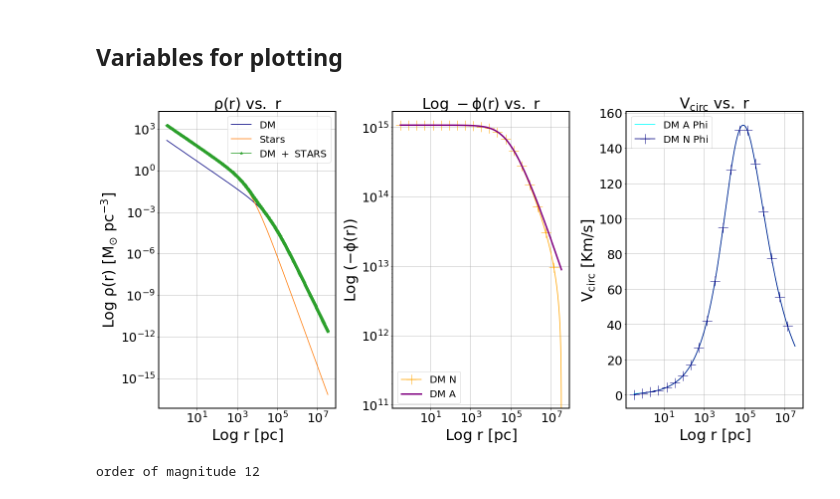
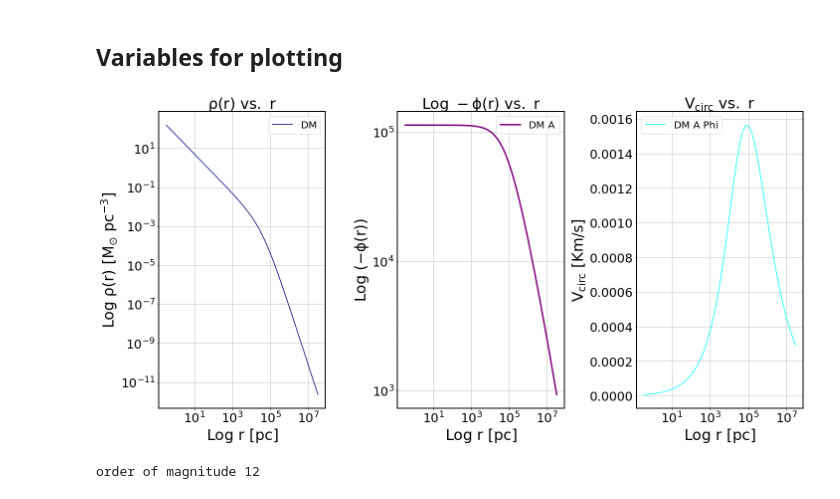
Before and after one commit to bueno646/2020_TDEs, a Jupyter notebook: Potential-Density Pairs.ipynb, the cells around one changed output. Cells and saved outputs as stored; diff of their text form; code cells hidden in the pictures.

```diff
--- a/Potential-Density Pairs.ipynb
+++ b/Potential-Density Pairs.ipynb
@@ -18,6 +18,7 @@ rcParams['axes.linewidth'] = 2
 # Constants
 # %%
 G_cgs     = 6.67e-8 # grav constant cgs
+G_solar_mass = 4.48e-3
 k_boltz_cgs   = 1.380649e-16
 solar_mass_cgs = 2e33 #grams
 cgs_rho_to_solar_pc_rho = 1.48e22 # MULTIPLY cgs density by this to get solar mass pc^-3
@@ -911,7 +933,7 @@ plt.tight_layout()
 ## Inputs
 # %%
 # radius dist
-inputs_RC = (np.logspace(18,26,1000)) # m
+inputs_RC = (np.logspace(18,26,100)) # m
 
 #DM Halo
 _p0_DM = 8.54e-26 # g cm^-3
@@ -937,14 +959,14 @@ TOT_rho_dist = DM_rho_dist_NFW + STARS_rho_dist_HERN
 _Grav_constant_cgs = 6.67e-8 # cgs
 
 # DM
-phi_of_r_analytic_DM = NFW_potential(_r=inputs_RC,_p0=_p0_DM,_a=_a_DM,_Grav_constant=_Grav_constant_cgs)
+phi_of_r_analytic_DM = NFW_potential(_r=inputs_RC*cm_to_pc,_p0=_p0_DM*cgs_rho_to_solar_pc_rho,_a=_a_DM*cm_to_pc,_Grav_constant=G_solar_mass)
 
 # STARS
 phi_of_r_analytic_STARS = HERN_potential(_r=inputs_RC,_p0=_p0_STARS,_a=_a_STARS,_Grav_constant=_Grav_constant_cgs)
 
 #PHI of R Numerical
 #DM
-_phi_of_r_x_vals_DM, phi_of_r_numerical_DM = phi_solver_of_rho(_r=inputs_RC, _analytic_rho=DM_rho_dist_NFW,
+_phi_of_r_x_vals_DM, phi_of_r_numerical_DM = phi_solver_of_rho(_r=inputs_RC*cm_to_pc, _analytic_rho=DM_rho_dist_NFW,
                                                                  _analytic_phi=phi_of_r_analytic_DM,
                                                                  _int_function=trap_function, _Grav_const=_Grav_constant_cgs, _normalize=True)
 # STARS
@@ -1011,8 +1033,8 @@ plt.grid(True)
 # ploting
 
 plt.plot(inputs_RC*cm_to_pc, DM_rho_dist_NFW*cgs_rho_to_solar_pc_rho,'Navy',label=r'$\mathrm{DM}$')
-plt.plot(inputs_RC*cm_to_pc, STARS_rho_dist_HERN*cgs_rho_to_solar_pc_rho, 'tab:orange',label=r'$\mathrm{Stars}$')
-plt.plot(inputs_RC*cm_to_pc, TOT_rho_dist*cgs_rho_to_solar_pc_rho, 'tab:green',marker="*",label=r'$\mathrm{DM\ +\ STARS}$')
+# plt.plot(inputs_RC*cm_to_pc, STARS_rho_dist_HERN*cgs_rho_to_solar_pc_rho, 'tab:orange',label=r'$\mathrm{Stars}$')
+# plt.plot(inputs_RC*cm_to_pc, TOT_rho_dist*cgs_rho_to_solar_pc_rho, 'tab:green',marker="*",label=r'$\mathrm{DM\ +\ STARS}$')
 
 # labeling
 plt.title(r'$\mathrm{\rho(r)\ vs.\ r}$', size=30)
@@ -1030,7 +1052,7 @@ ax = plt.subplot(132)
 plt.grid(True)
 
 # ploting
-plt.plot(_phi_of_r_x_vals_DM*cm_to_pc, -phi_of_r_numerical_DM,color="orange",marker="+",markevery=50,markersize=20,label=r'$\mathrm{DM\ N}$')
+# plt.plot(_phi_of_r_x_vals_DM, -phi_of_r_numerical_DM,color="orange",marker="+",markevery=50,markersize=20,label=r'$\mathrm{DM\ N}$')
 # plt.plot(_phi_of_r_x_vals_STARS*cm_to_pc, -phi_of_r_numerical_STARS,color='navy',marker="+",markevery=50,markersize=20,linewidth=3,label=r'$\mathrm{STARS\ N}$')
 # plt.plot(_phi_of_r_x_vals_STARS*cm_to_pc, -phi_of_r_numerical_STARS + -phi_of_r_numerical_DM,color='maroon',marker="+",markevery=50,markersize=20,linewidth=3,label=r'$\mathrm{STARS\ +\ DM\ N}$')
 
@@ -1048,35 +1070,35 @@ plt.semilogx()
 plt.legend(fontsize=20)
 plt.tight_layout()
 
 
 # create axis space
 ax = plt.subplot(133)
 
 plt.grid(True)
 
 # ploting
 
 plt.plot(_vcirc_of_r_x_vals_DM_A*cm_to_pc, vcirc_of_r_analytic_DM*cm_to_km, color='cyan',label=r'$\mathrm{DM\ A\ Phi}$')
 #  plt.plot(_vcirc_of_r_x_vals_STARS_A*cm_to_pc, vcirc_of_r_analytic_STARS*cm_to_km, color='tab:blue',label=r'$\mathrm{STARS\ A\ Phi}$')
 # plt.plot(_vcirc_of_r_x_vals_TOT_A*cm_to_pc, vcirc_of_r_analytic_TOT*cm_to_km, color='tab:red',label=r'$\mathrm{DM\ +\ Stars\ A\ Phi}$')
-plt.plot(_vcirc_of_r_x_vals_DM*cm_to_pc, vcirc_of_r_numerical_DM*cm_to_km, color='Navy',marker="+",markevery=50,markersize=20,label=r'$\mathrm{DM\ N\ Phi}$')
+# plt.plot(_vcirc_of_r_x_vals_DM*cm_to_pc, vcirc_of_r_numerical_DM*cm_to_km, color='Navy',marker="+",markevery=50,markersize=20,label=r'$\mathrm{DM\ N\ Phi}$')
 # plt.plot(_vcirc_of_r_x_vals_STARS*cm_to_pc, vcirc_of_r_numerical_STARS*cm_to_km, color='tab:orange',marker="+",markevery=50,markersize=20,label=r'$\mathrm{STARS\ N\Phi }$')
 # plt.plot(_vcirc_of_r_x_vals_TOT_N*cm_to_pc, vcirc_of_r_numerical_TOT*cm_to_km, color='tab:green',marker="+",markevery=50,markersize=20,label=r'$\mathrm{DM\ +\ Stars\ N\ \Phi}$')
 
 # labeling
 plt.title(r'$\mathrm{V_{circ}\ vs.\ r}$', size=30)
 plt.xlabel(r'$\mathrm{Log\ r\ [pc]}$', size=30)
 plt.ylabel(r'$\mathrm{V_{circ}\ [Km/s]}$', size=30)
 ax.tick_params(axis='x', which='major', labelsize=25)
 ax.tick_params(axis='y', which='major', labelsize=25)
 
 plt.semilogx()
 # plt.semilogy()
 plt.legend(fontsize=20)
 
 plt.tight_layout()
 # %% [output]
-[figure, old version]
+[figure, new version]
 # %%
 max_analytic = max(phi_of_r_analytic_STARS + phi_of_r_analytic_DM)
 print("order of magnitude",math.floor(math.log10(np.abs(max_analytic))))
```
Also changed, not shown: parts of 18 cells of this notebook, 1 other file.
